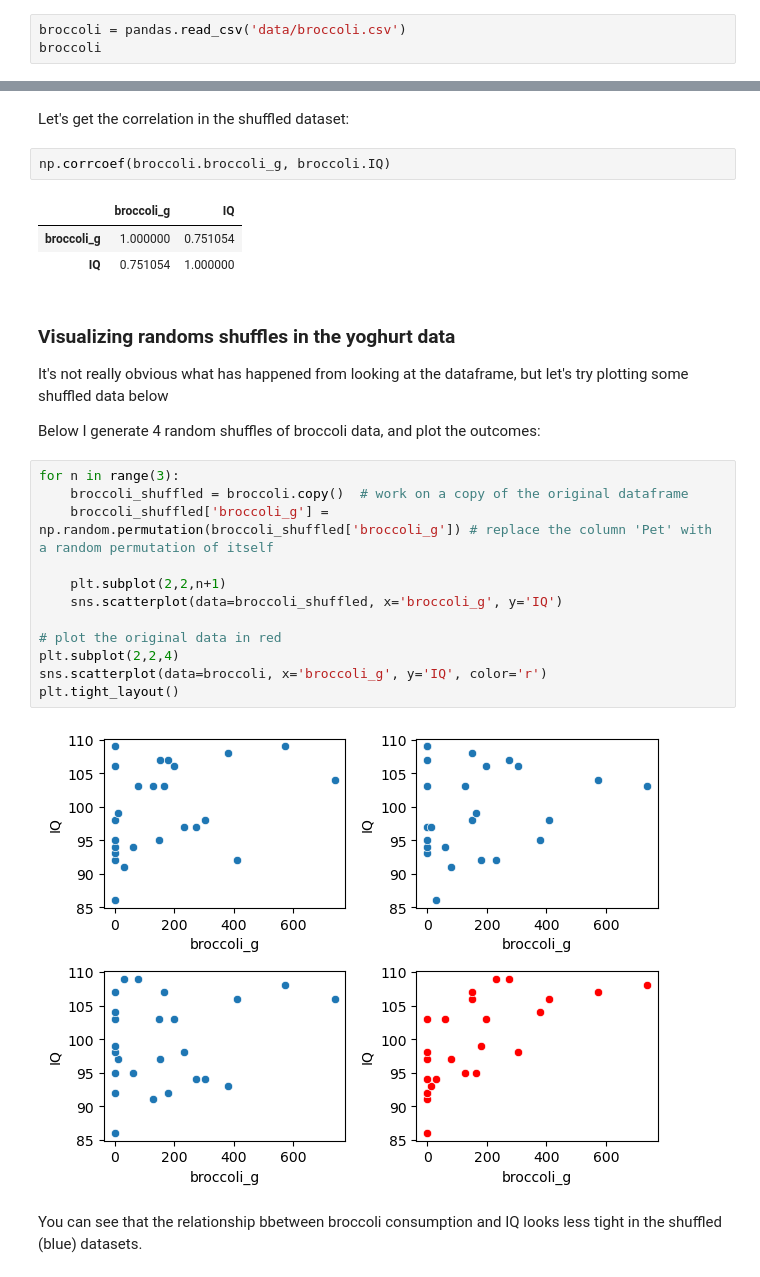
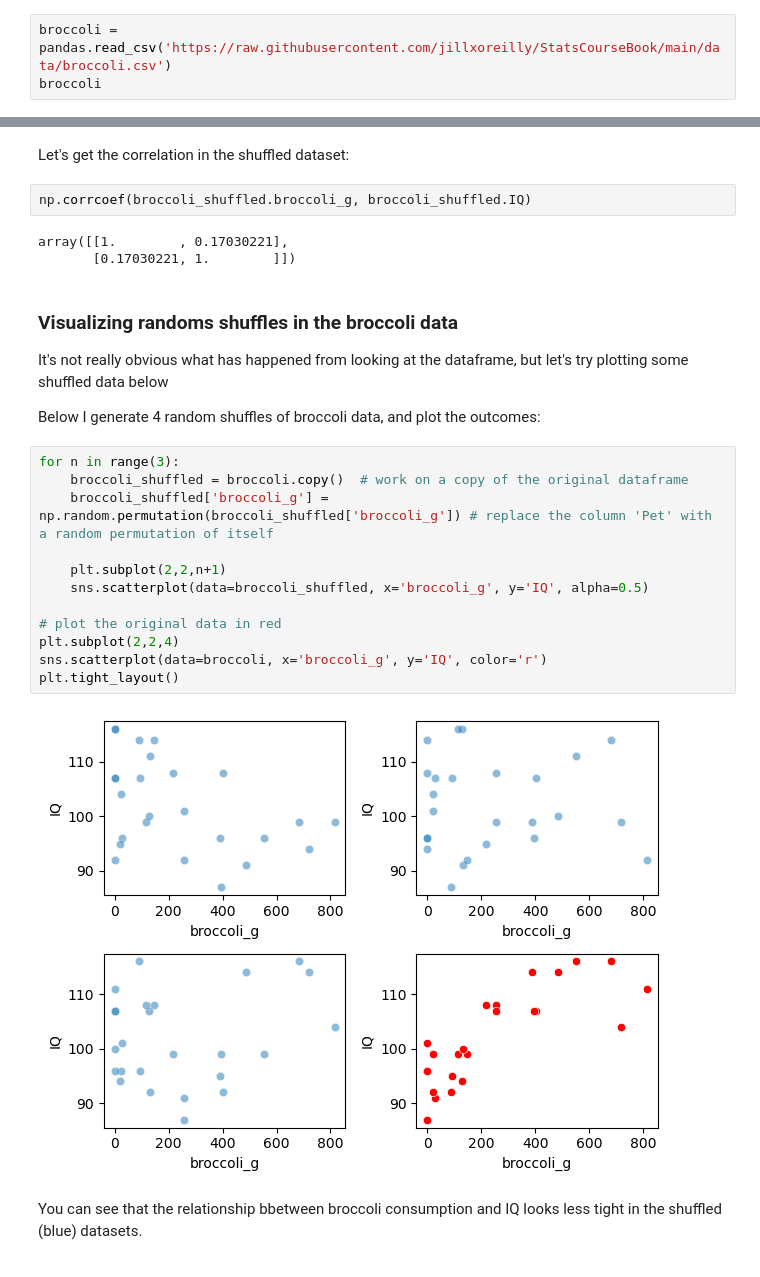
Before and after one commit to jillxoreilly/StatsCourseBook, a Jupyter notebook: _build/html/_sources/permutation_correlation.ipynb, the cells around one changed output, grey strips where cells are left out. Cells and saved outputs as stored; diff of their text form.

```diff
--- a/_build/html/_sources/permutation_correlation.ipynb
+++ b/_build/html/_sources/permutation_correlation.ipynb
@@ -33,5 +33,5 @@ The following made-up data give weekly broccoli consumption in grams and IQ for
 # %%
-broccoli = pandas.read_csv('data/broccoli.csv')
+broccoli = pandas.read_csv('https://raw.githubusercontent.com/jillxoreilly/StatsCourseBook/main/data/broccoli.csv')
 broccoli
 # %% [output]
 |  | broccoli_g | IQ |
@@ -133,13 +133,12 @@ broccoli_shuffled
 # %% [markdown]
 Let's get the correlation in the shuffled dataset:
 # %%
-np.corrcoef(broccoli.broccoli_g, broccoli.IQ)
+np.corrcoef(broccoli_shuffled.broccoli_g, broccoli_shuffled.IQ)
 # %% [output]
-|  | broccoli_g | IQ |
-| broccoli_g | 1.000000 | 0.751054 |
-| IQ | 0.751054 | 1.000000 |
+array([[1.        , 0.17030221],
+       [0.17030221, 1.        ]])
 # %% [markdown]
-### Visualizing randoms shuffles in the yoghurt data
+### Visualizing randoms shuffles in the broccoli data
 
 It's not really obvious what has happened from looking at the dataframe, but let's try plotting some shuffled data below
 
@@ -147,17 +146,17 @@ Below I generate 4 random shuffles of broccoli data, and plot the outcomes:
 # %%
 for n in range(3):
     broccoli_shuffled = broccoli.copy()  # work on a copy of the original dataframe
     broccoli_shuffled['broccoli_g'] = np.random.permutation(broccoli_shuffled['broccoli_g']) # replace the column 'Pet' with a random permutation of itself
 
     plt.subplot(2,2,n+1)
-    sns.scatterplot(data=broccoli_shuffled, x='broccoli_g', y='IQ')
+    sns.scatterplot(data=broccoli_shuffled, x='broccoli_g', y='IQ', alpha=0.5)
 
 # plot the original data in red
 plt.subplot(2,2,4)
 sns.scatterplot(data=broccoli, x='broccoli_g', y='IQ', color='r')
 plt.tight_layout()
 # %% [output]
-[figure, old version]
+[figure, new version]
 # %% [markdown]
 You can see that the relationship bbetween broccoli consumption and IQ looks less tight in the shuffled (blue) datasets.
 # %% [markdown]
```
Also changed, not shown: parts of 27 cells of this notebook, 53 other files.
